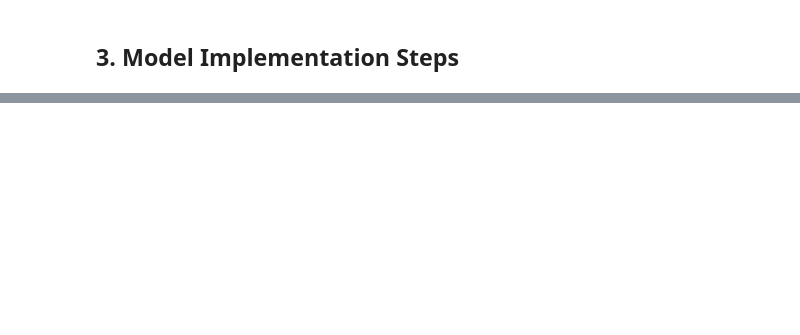
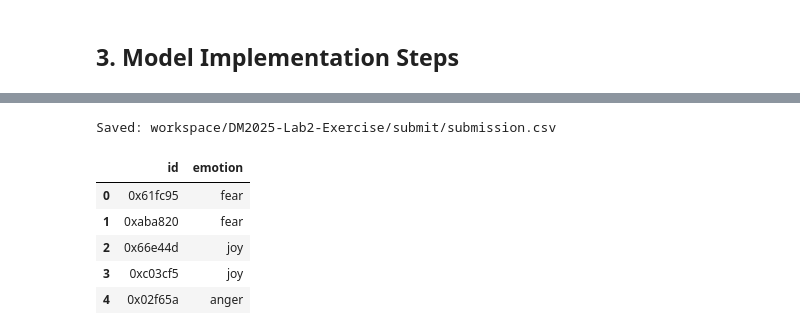
Before and after one commit to attackofthetitan/DM2025-Lab2-Exercise, a Jupyter notebook: DM2025-Lab2-Homework.ipynb, the cells around one changed output, grey strips where cells are left out. Saved outputs shown, nothing was run; the diff lists cells and outputs as text; code cells hidden in the pictures; blank space fills up the shorter version.

```diff
--- a/DM2025-Lab2-Homework.ipynb
+++ b/DM2025-Lab2-Homework.ipynb
@@ -356,8 +391,16 @@ print("\n[Ensemble] OOF F1(macro):", round(oof_f1, 4))
 # %%
 test_pred = test_blend.argmax(axis=1)
 test_labels = [id2label[i] for i in test_pred]
 submission = pd.DataFrame({"id": test_df["id"].values, "emotion": test_labels})
-sub_path = "submit/submission.csv"
+sub_path = "workspace/DM2025-Lab2-Exercise/submit/submission.csv"
 submission.to_csv(sub_path, index=False)
 print("Saved:", sub_path)
 submission.head()
+# %% [output]
+Saved: workspace/DM2025-Lab2-Exercise/submit/submission.csv
+|  | id | emotion |
+| 0 | 0x61fc95 | fear |
+| 1 | 0xaba820 | fear |
+| 2 | 0x66e44d | joy |
+| 3 | 0xc03cf5 | joy |
+| 4 | 0x02f65a | anger |
```
Also changed, not shown: parts of 4 cells of this notebook, 1 other file.
